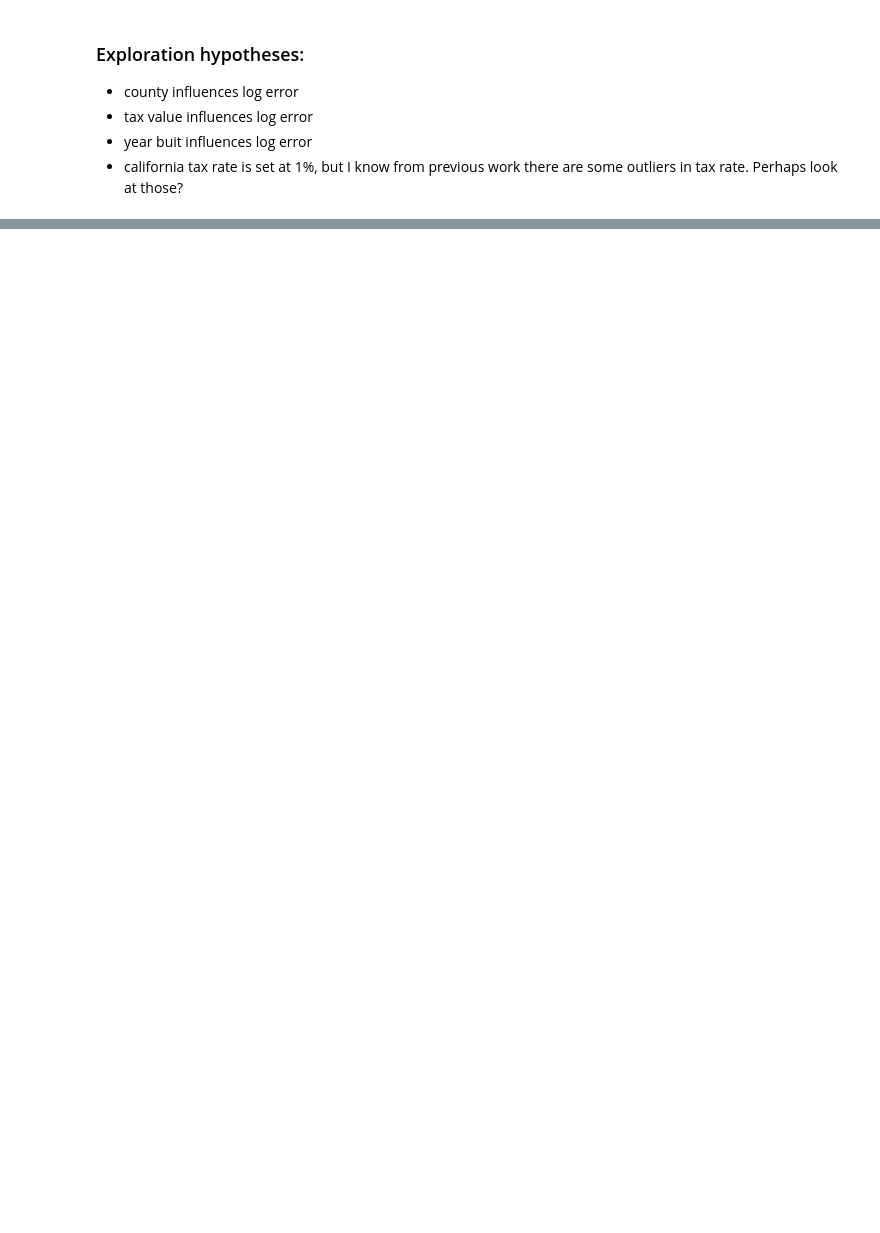
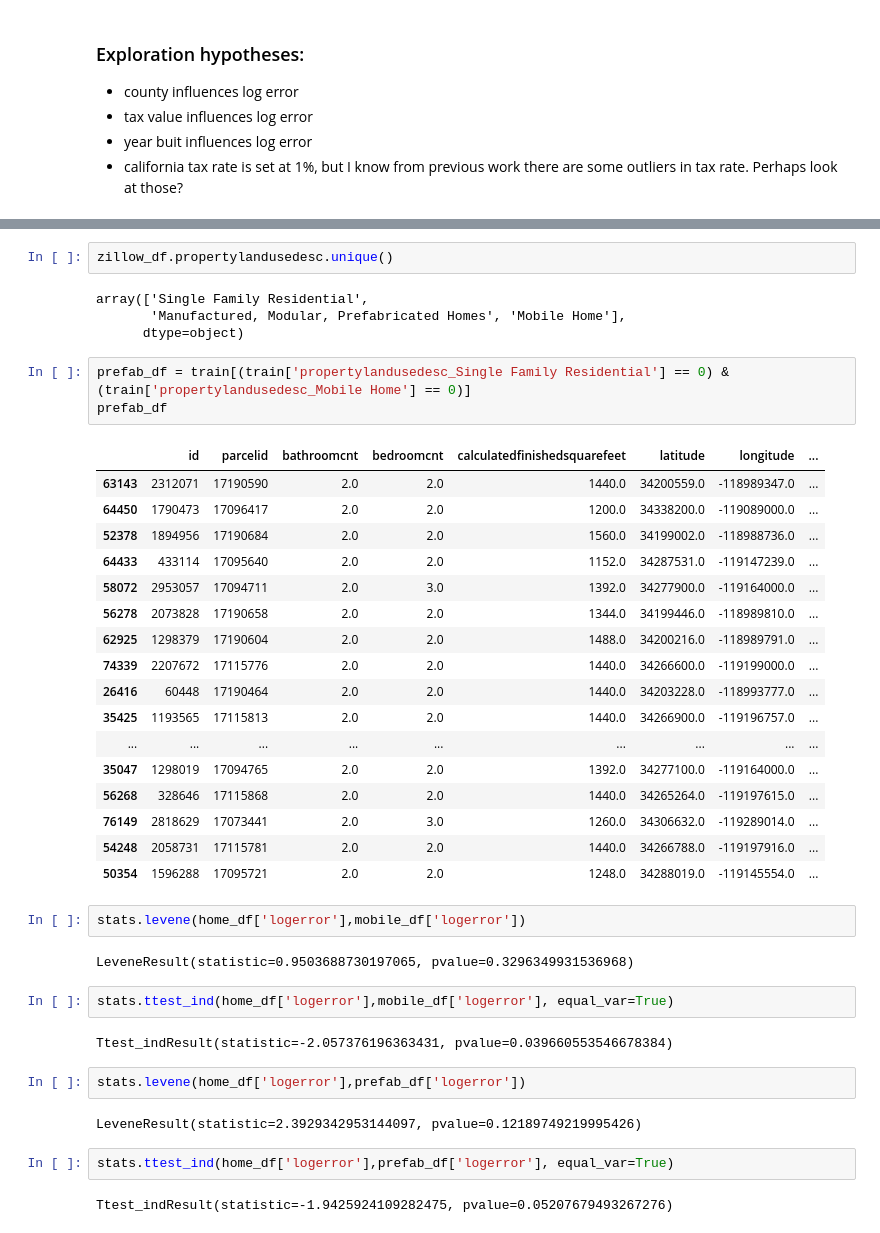
Before and after one commit to parkervoit/zillow-clustering-project, a Jupyter notebook: scratch_notebook.ipynb, the cells around one changed output, grey strips where cells are left out. Drawn from its saved outputs; the diff is of its cells as text; blank space fills up the shorter version.

```diff
--- a/scratch_notebook.ipynb
+++ b/scratch_notebook.ipynb
@@ -447,0 +521,43 @@ memory usage: 5.7+ MB
+# %%
+zillow_df.propertylandusedesc.unique()
+# %% [output]
+array(['Single Family Residential',
+       'Manufactured, Modular, Prefabricated Homes', 'Mobile Home'],
+      dtype=object)
+# %%
+prefab_df = train[(train['propertylandusedesc_Single Family Residential'] == 0) &  (train['propertylandusedesc_Mobile Home'] == 0)]
+prefab_df
+# %% [output]
+|  | id | parcelid | bathroomcnt | bedroomcnt | calculatedfinishedsquarefeet | latitude | longitude | ... |
+| 63143 | 2312071 | 17190590 | 2.0 | 2.0 | 1440.0 | 34200559.0 | -118989347.0 | ... |
+| 64450 | 1790473 | 17096417 | 2.0 | 2.0 | 1200.0 | 34338200.0 | -119089000.0 | ... |
+| 52378 | 1894956 | 17190684 | 2.0 | 2.0 | 1560.0 | 34199002.0 | -118988736.0 | ... |
+| 64433 | 433114 | 17095640 | 2.0 | 2.0 | 1152.0 | 34287531.0 | -119147239.0 | ... |
+| 58072 | 2953057 | 17094711 | 2.0 | 3.0 | 1392.0 | 34277900.0 | -119164000.0 | ... |
+| 56278 | 2073828 | 17190658 | 2.0 | 2.0 | 1344.0 | 34199446.0 | -118989810.0 | ... |
+| 62925 | 1298379 | 17190604 | 2.0 | 2.0 | 1488.0 | 34200216.0 | -118989791.0 | ... |
+| 74339 | 2207672 | 17115776 | 2.0 | 2.0 | 1440.0 | 34266600.0 | -119199000.0 | ... |
+| 26416 | 60448 | 17190464 | 2.0 | 2.0 | 1440.0 | 34203228.0 | -118993777.0 | ... |
+| 35425 | 1193565 | 17115813 | 2.0 | 2.0 | 1440.0 | 34266900.0 | -119196757.0 | ... |
+| ... | ... | ... | ... | ... | ... | ... | ... | ... |
+| 35047 | 1298019 | 17094765 | 2.0 | 2.0 | 1392.0 | 34277100.0 | -119164000.0 | ... |
+| 56268 | 328646 | 17115868 | 2.0 | 2.0 | 1440.0 | 34265264.0 | -119197615.0 | ... |
+| 76149 | 2818629 | 17073441 | 2.0 | 3.0 | 1260.0 | 34306632.0 | -119289014.0 | ... |
+| 54248 | 2058731 | 17115781 | 2.0 | 2.0 | 1440.0 | 34266788.0 | -119197916.0 | ... |
+| 50354 | 1596288 | 17095721 | 2.0 | 2.0 | 1248.0 | 34288019.0 | -119145554.0 | ... |
+# %%
+stats.levene(home_df['logerror'],mobile_df['logerror'])
+# %% [output]
+LeveneResult(statistic=0.9503688730197065, pvalue=0.3296349931536968)
+# %%
+stats.ttest_ind(home_df['logerror'],mobile_df['logerror'], equal_var=True)
+# %% [output]
+Ttest_indResult(statistic=-2.057376196363431, pvalue=0.039660553546678384)
+# %%
+stats.levene(home_df['logerror'],prefab_df['logerror'])
+# %% [output]
+LeveneResult(statistic=2.3929342953144097, pvalue=0.12189749219995426)
+# %%
+stats.ttest_ind(home_df['logerror'],prefab_df['logerror'], equal_var=True)
+# %% [output]
+Ttest_indResult(statistic=-1.9425924109282475, pvalue=0.05207679493267276)
```
Also changed, not shown: parts of 34 cells of this notebook, 3 other files.
